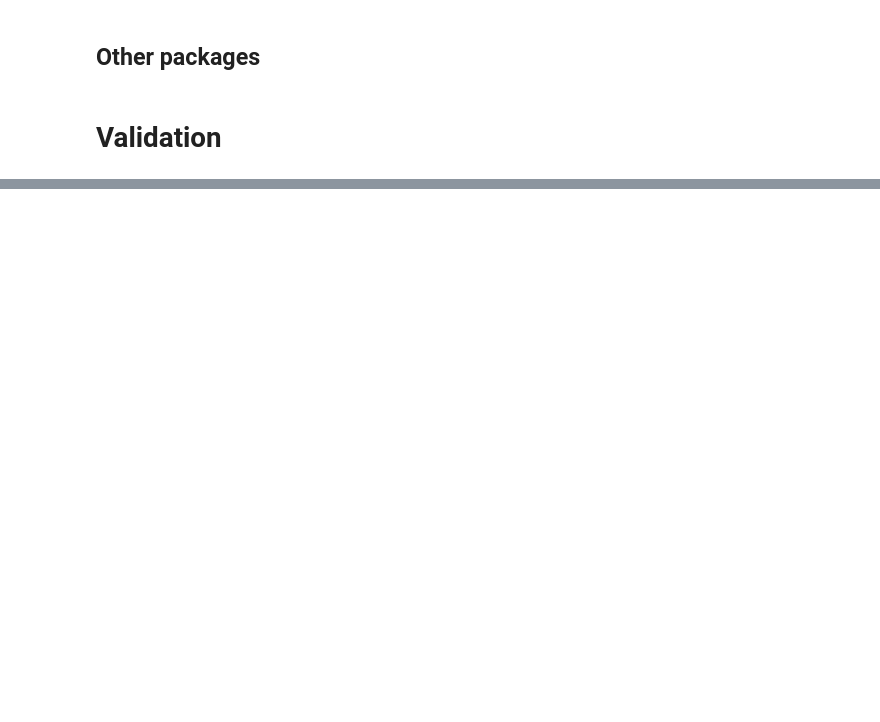
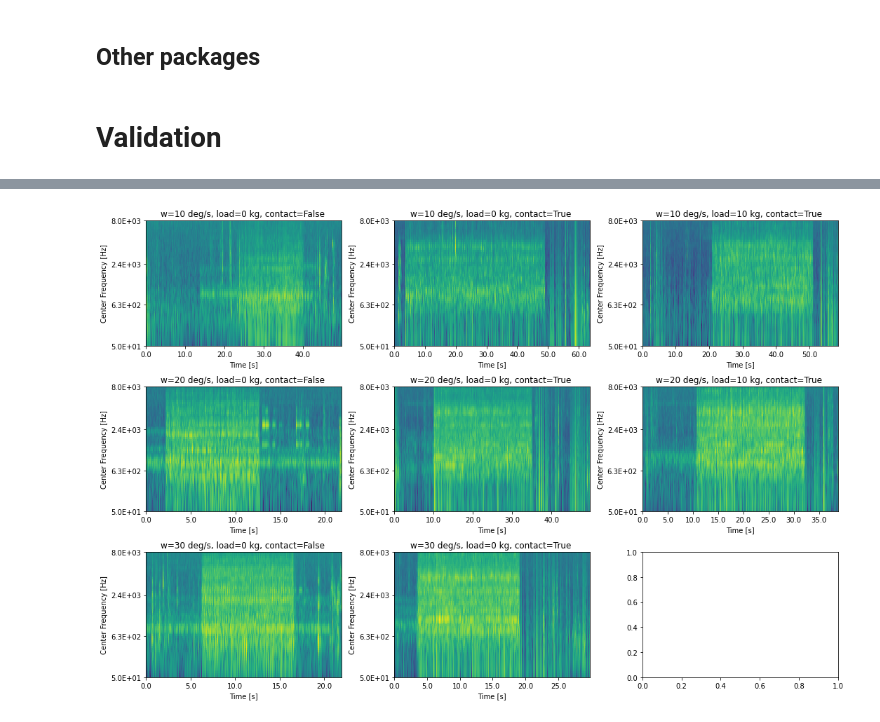
Before and after one commit to AcousticOdometry/AO, a Jupyter notebook: notebooks/plot_features.ipynb, the cells around one changed output, grey strips where cells are left out. Cells and saved outputs as stored; diff of their text form; code cells hidden in the pictures; blank space fills up the shorter version.

```diff
--- a/notebooks/plot_features.ipynb
+++ b/notebooks/plot_features.ipynb
@@ -178 +115,3 @@ fig.tight_layout()
+# %%
+data, naming = ao.dataset.utils.list_data(DATA_FOLDER)
 # %%
@@ -193,13 +133,28 @@ ValueError: ignored
-# %%
-# 20 deg/s + 10 kg load
-data, sample_rate = ao.io.wave_read(
-    r"C:\Users\esdan\OneDrive - keio.jp\Thesis\Primitive Experiment"
-    r"\VAO_2022-03-08_17-21-32\audio0.wav"
-    )
-frame_length = 10  # [ms]
-frame_samples = int(
-    np.ceil(frame_length / 1000 * sample_rate)
-    )  # samples per frame
-plot, ax = ao.plot.gammatonegram(
-    data, sample_rate, frame_samples, num_features=64, low_Hz=50, high_Hz=8000
-    )
+# %%
+w_data = {}
+for c in data.values():
+    w_data[c['w']] = w_data.get(c['w'], []) + [c]
+fig, axs = plt.subplots(
+    len(w_data), max([len(v) for v in w_data.values()]), figsize=(15, 10)
+    )
+row = -1
+last_w = None
+for filename, content in data.items():
+    if last_w != content['w']:
+        row += 1
+        col = 0
+    else:
+        col += 1
+    last_w = content['w']
+    plot, ax = plot_primitive_experiment(
+        filename / 'audio0.wav', ax=axs[row, col]
+        )
+    ax.set_title(
+        ', '.join(
+            f"{k}={content[k]} {naming[k].get('unit', '')}"
+            for k in naming.keys()
+            )
+        )
+fig.tight_layout()
+# %% [output]
+[figure, added]
```
Also changed, not shown: parts of 12 cells of this notebook, 4 other files.
